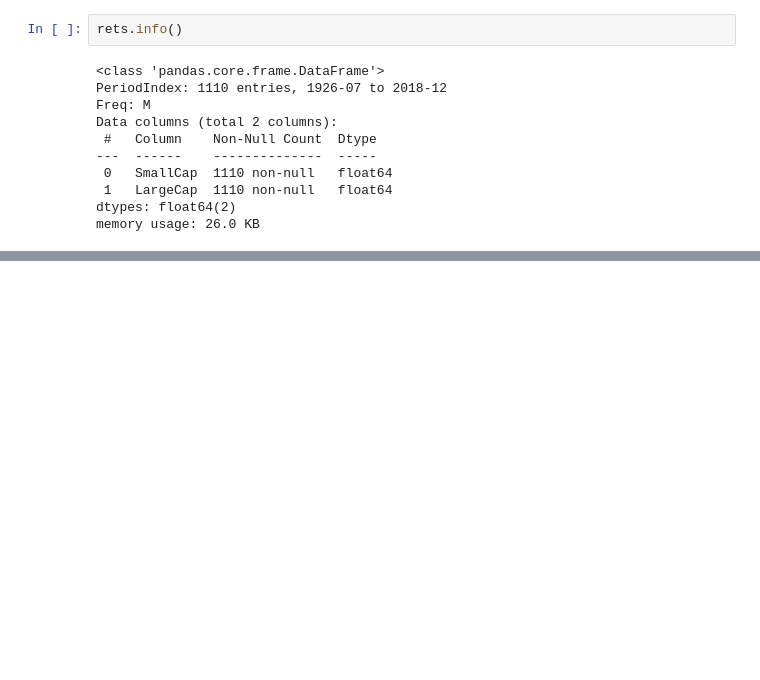
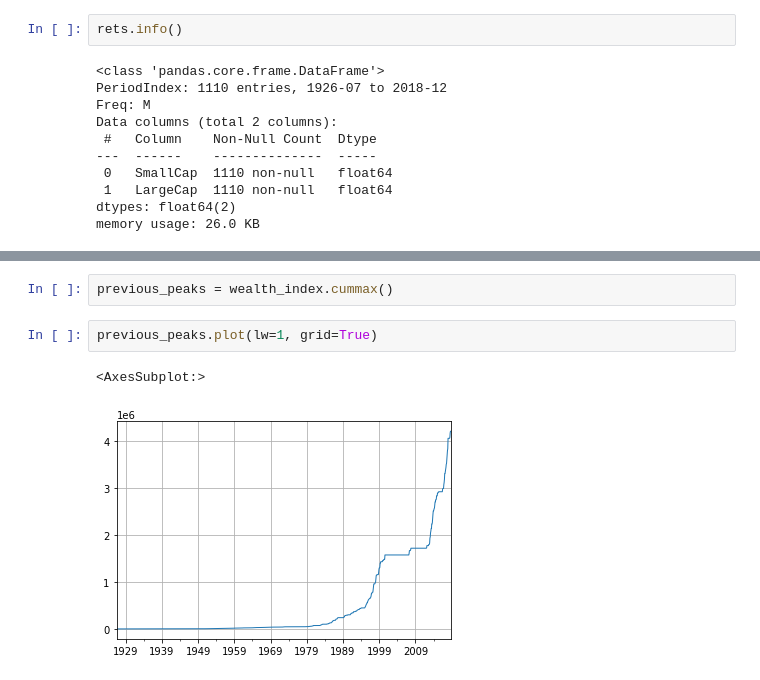
Before and after one commit to igoandrade/portfolio-construction-python, a Jupyter notebook: intro-course/week-1/intro-returns-and-risks.ipynb, the cells around one changed output, grey strips where cells are left out. Drawn from its saved outputs; the diff is of its cells as text; blank space fills up the shorter version.

```diff
--- a/intro-course/week-1/intro-returns-and-risks.ipynb
+++ b/intro-course/week-1/intro-returns-and-risks.ipynb
@@ -355,0 +373,7 @@ memory usage: 26.0 KB
+# %%
+previous_peaks = wealth_index.cummax()
+# %%
+previous_peaks.plot(lw=1, grid=True)
+# %% [output]
+<AxesSubplot:>
+[figure, added]
```
Also changed, not shown: parts of 33 cells of this notebook.
